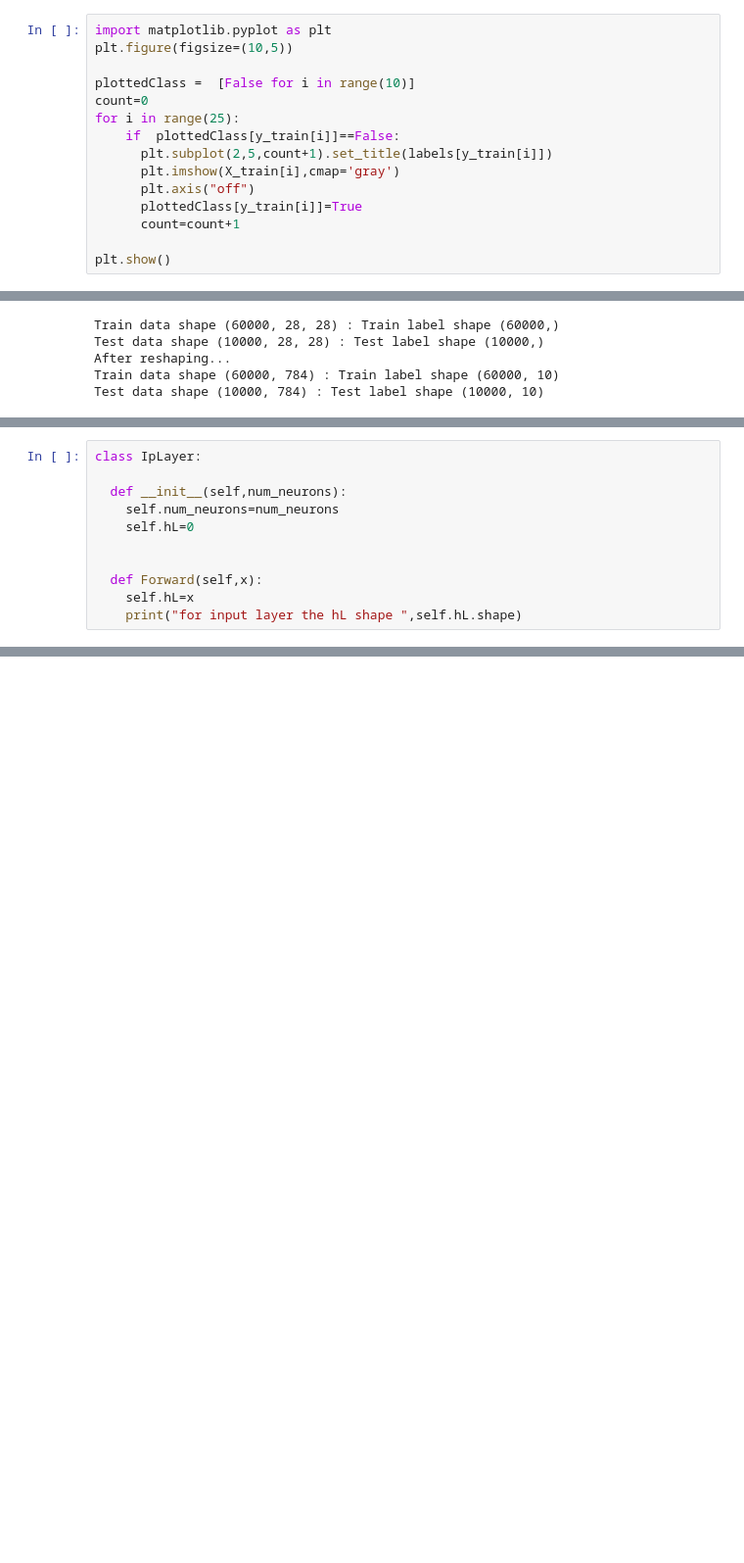
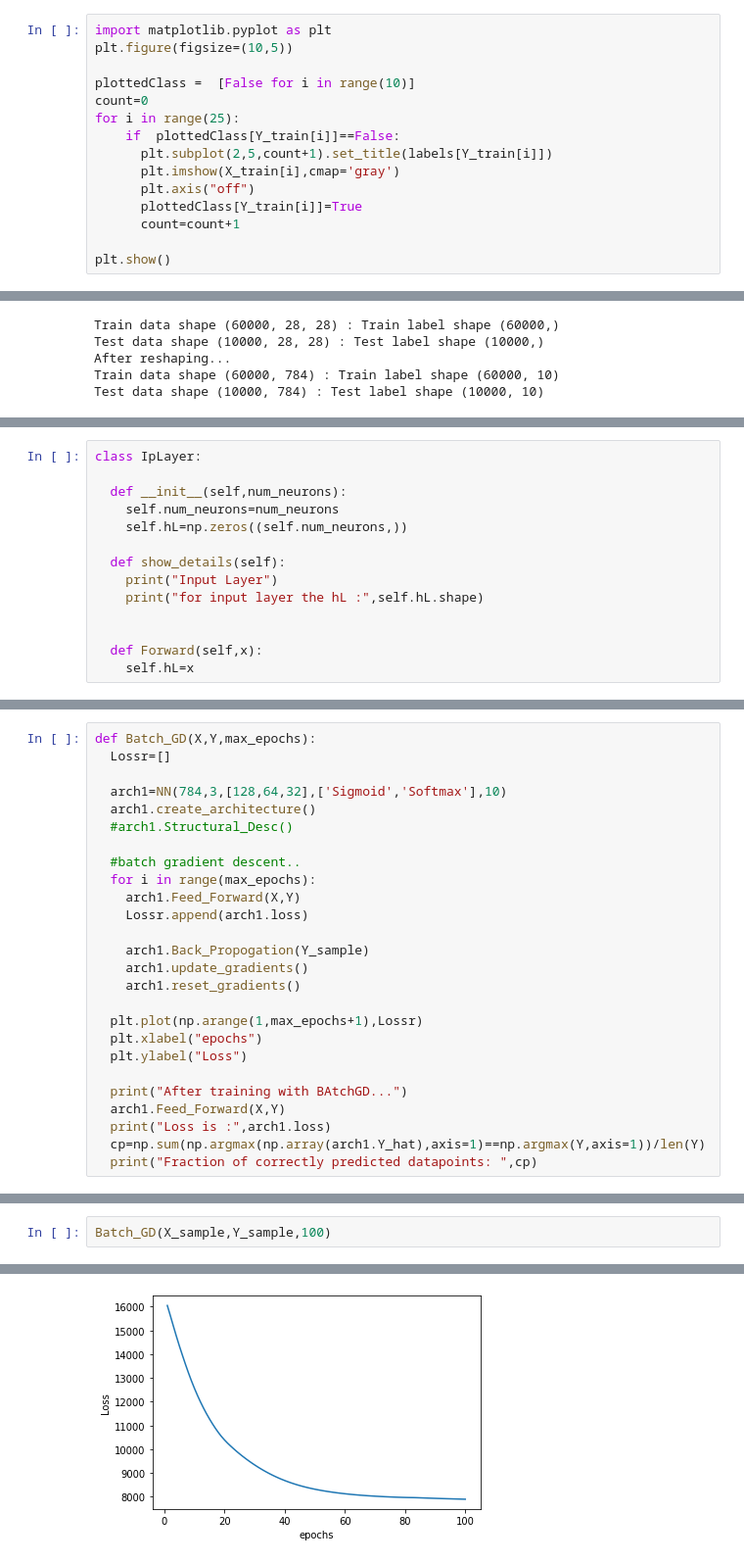
Before and after one commit to ManideepLadi/cs6910_assignment1, a Jupyter notebook: DeepNeuralNetwork.ipynb, the cells around one changed output, grey strips where cells are left out. Shown at 98% size. Drawn from its saved outputs; the diff is of its cells as text; blank space fills up the shorter version.

```diff
--- a/DeepNeuralNetwork.ipynb
+++ b/DeepNeuralNetwork.ipynb
@@ -24,11 +33,11 @@ plt.figure(figsize=(10,5))
 plottedClass =  [False for i in range(10)]
 count=0
 for i in range(25):
-    if  plottedClass[y_train[i]]==False:
-      plt.subplot(2,5,count+1).set_title(labels[y_train[i]])
+    if  plottedClass[Y_train[i]]==False:
+      plt.subplot(2,5,count+1).set_title(labels[Y_train[i]])
       plt.imshow(X_train[i],cmap='gray')
       plt.axis("off")
-      plottedClass[y_train[i]]=True
+      plottedClass[Y_train[i]]=True
       count=count+1
 
 plt.show()
@@ -243,12 +281,15 @@ class IpLayer:
 
   def __init__(self,num_neurons):
     self.num_neurons=num_neurons
-    self.hL=0
+    self.hL=np.zeros((self.num_neurons,))
+
+  def show_details(self):
+    print("Input Layer")
+    print("for input layer the hL :",self.hL.shape)
 
 
   def Forward(self,x):
     self.hL=x
-    print("for input layer the hL shape ",self.hL.shape)
 # %%
 class NN:
 
@@ -388,0 +389,26 @@ shape of dela : (10,)
+# %%
+def Batch_GD(X,Y,max_epochs):
+  Lossr=[]
+
+  arch1=NN(784,3,[128,64,32],['Sigmoid','Softmax'],10)
+  arch1.create_architecture()
+  #arch1.Structural_Desc()
+
+  #batch gradient descent..
+  for i in range(max_epochs):
+    arch1.Feed_Forward(X,Y)
+    Lossr.append(arch1.loss)
+
+    arch1.Back_Propogation(Y_sample)
+    arch1.update_gradients()
+    arch1.reset_gradients()
+
+  plt.plot(np.arange(1,max_epochs+1),Lossr)
+  plt.xlabel("epochs")
+  plt.ylabel("Loss")
+
+  print("After training with BAtchGD...")
+  arch1.Feed_Forward(X,Y)
+  print("Loss is :",arch1.loss)
+  cp=np.sum(np.argmax(np.array(arch1.Y_hat),axis=1)==np.argmax(Y,axis=1))/len(Y)
+  print("Fraction of correctly predicted datapoints: ",cp)
@@ -439,0 +472,3 @@ del_a
+# %%
+Batch_GD(X_sample,Y_sample,100)
+# %% [output]
@@ -439,0 +492 @@ del_a
+[figure, added]
```
Also changed, not shown: parts of 16 cells of this notebook.
